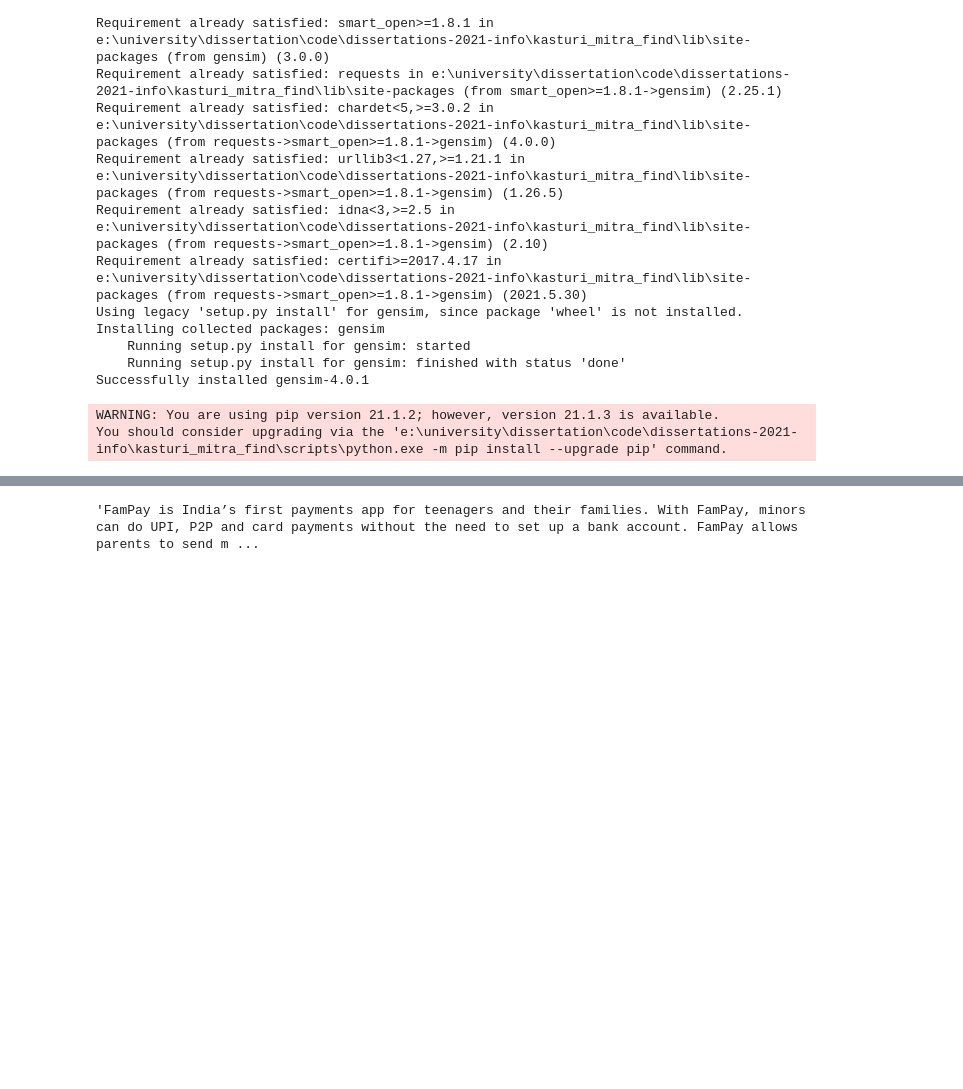
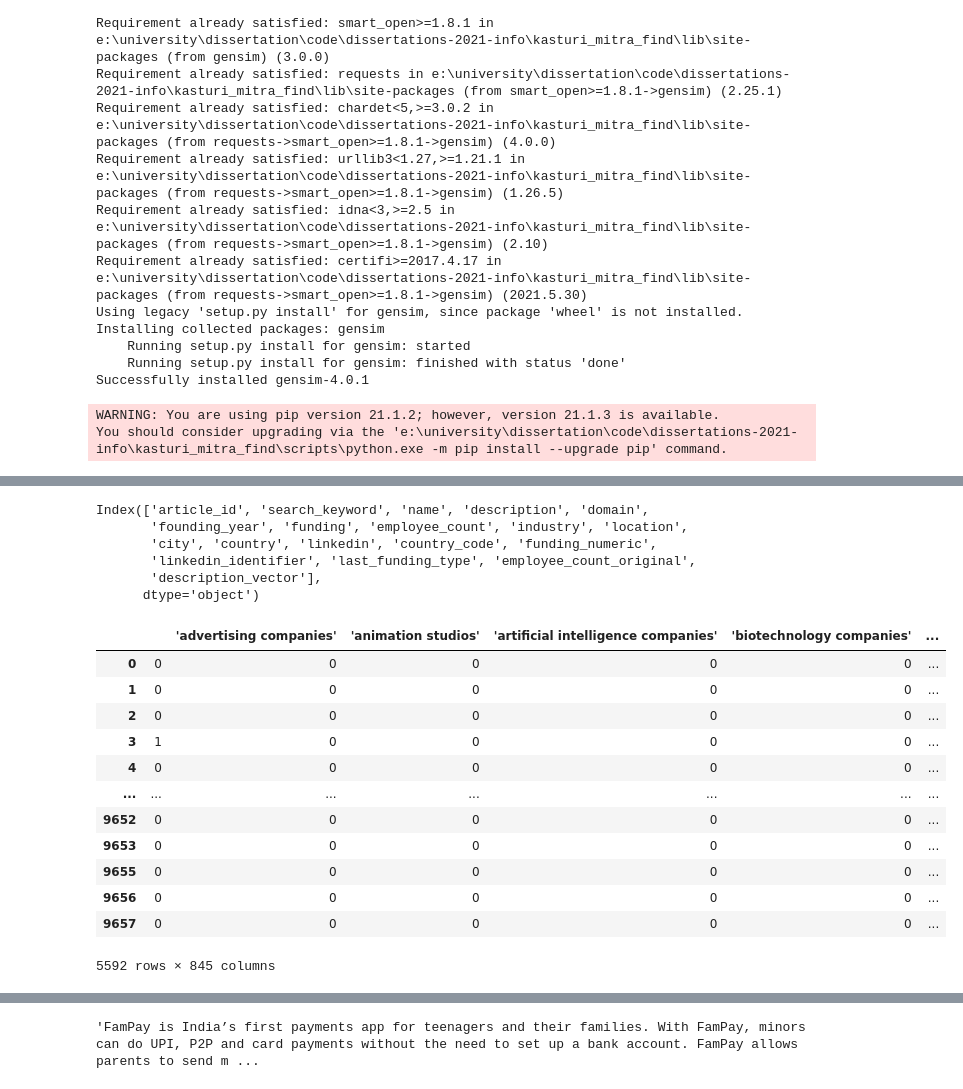
Before and after one commit to csynbiosys/dissertations-2021-info, a Jupyter notebook: kasturi_mitra_find/classification/preprocessing_for_classification.ipynb, the cells around one changed output, grey strips where cells are left out. Saved outputs shown, nothing was run; the diff lists cells and outputs as text; code cells hidden in the pictures; blank space fills up the shorter version.

```diff
--- a/kasturi_mitra_find/classification/preprocessing_for_classification.ipynb
+++ b/kasturi_mitra_find/classification/preprocessing_for_classification.ipynb
@@ -28,0 +54,19 @@ corepo_orgs = pd.read_csv('corepo_lookup_labelled.csv', index_col=0)
+# %%
+corepo_orgs.columns
+# %% [output]
+Index(['article_id', 'search_keyword', 'name', 'description', 'domain',
+       'founding_year', 'funding', 'employee_count', 'industry', 'location',
+       'city', 'country', 'linkedin', 'country_code', 'funding_numeric',
+       'linkedin_identifier', 'last_funding_type', 'employee_count_original',
+       'description_vector'],
+      dtype='object')
+# %%
+# replace unknown founding year with 0
+corepo_preprocessed['founding_year'] = corepo_orgs['founding_year']
+corepo_preprocessed['founding_year'] = corepo_preprocessed['founding_year'].fillna(0)
+# %%
+# unknown -> 0; change type to float
+corepo_preprocessed['funding_numeric'] = corepo_orgs['funding_numeric'].replace('unknown', 0).astype(float)
+# %%
+# new column to mark social media presence
+corepo_preprocessed['is_linkedin'] = corepo_orgs['linkedin'].notnull().astype(int)
@@ -28,0 +76,19 @@ corepo_orgs = pd.read_csv('corepo_lookup_labelled.csv', index_col=0)
+# %%
+# split industries
+corepo_preprocessed['industry'] = corepo_orgs['industry'].fillna('').str.lower().str.replace(', &', ' &')
+corepo_preprocessed['industry'] = corepo_preprocessed.industry.apply(lambda x: x.split(','))
+pd.get_dummies(corepo_preprocessed['industry'].apply(pd.Series).stack()).sum(level=0)
+# %% [output]
+|  |  | 'advertising companies' | 'animation studios' | 'artificial intelligence companies' | 'biotechnology companies' | ... |
+| 0 | 0 | 0 | 0 | 0 | 0 | ... |
+| 1 | 0 | 0 | 0 | 0 | 0 | ... |
+| 2 | 0 | 0 | 0 | 0 | 0 | ... |
+| 3 | 1 | 0 | 0 | 0 | 0 | ... |
+| 4 | 0 | 0 | 0 | 0 | 0 | ... |
+| ... | ... | ... | ... | ... | ... | ... |
+| 9652 | 0 | 0 | 0 | 0 | 0 | ... |
+| 9653 | 0 | 0 | 0 | 0 | 0 | ... |
+| 9655 | 0 | 0 | 0 | 0 | 0 | ... |
+| 9656 | 0 | 0 | 0 | 0 | 0 | ... |
+| 9657 | 0 | 0 | 0 | 0 | 0 | ... |
+5592 rows × 845 columns
```
Also changed, not shown: parts of 22 cells of this notebook, 2 other files.
